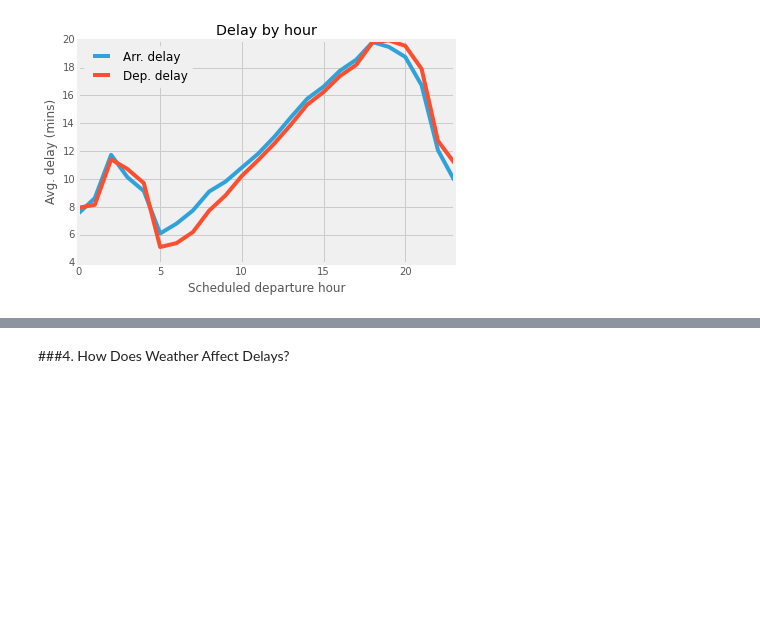
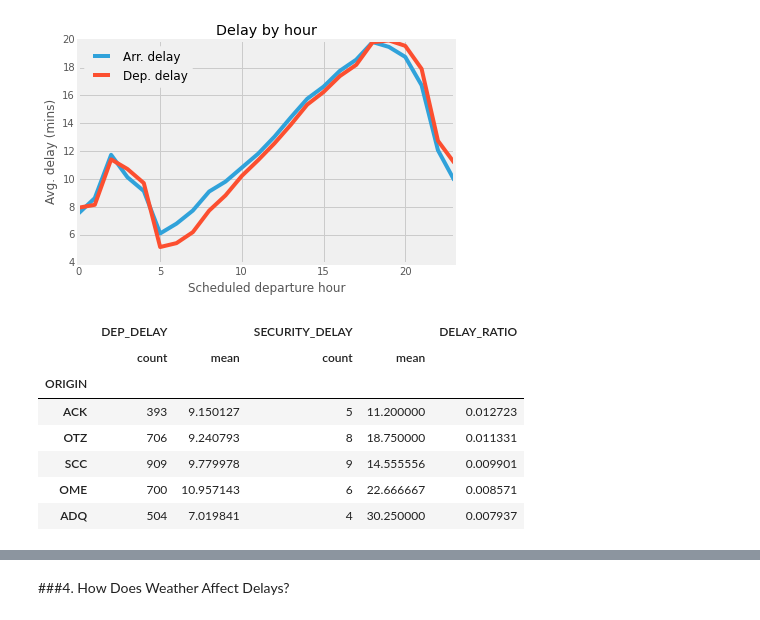
Before and after one commit to LeonhardFS/flightbbq, a Jupyter notebook: 03_DataExploration.ipynb, the cells around one changed output, grey strips where cells are left out. Saved outputs shown, nothing was run; the diff lists cells and outputs as text; code cells hidden in the pictures; blank space fills up the shorter version.

```diff
--- a/03_DataExploration.ipynb
+++ b/03_DataExploration.ipynb
@@ -188,3 +186,27 @@ ax.set_title('Delay by hour')
 # %% [output]
 <matplotlib.text.Text at 0x...>
 [figure]
+# %%
+import numpy as np
+SD = complete2014Data[['ORIGIN', 'DEP_DELAY', 'SECURITY_DELAY']]
+
+SD = SD[SD.DEP_DELAY.notnull()]
+SD.ix[(SD.DEP_DELAY < 0), 'DEP_DELAY'] = 0
+SD.ix[(SD.SECURITY_DELAY <= 0), 'SECURITY_DELAY'] = np.nan
+# SD = SD[ SD.SECURITY_DELAY > 0 ] # Actually has to be a delay
+
+SD = SD.groupby('ORIGIN').agg( ['count', 'mean'] )
+SD = SD[ (SD['DEP_DELAY']['count'] > threshold) & (SD['SECURITY_DELAY']['count'] > 0) ] # Make sure flights are above threshold
+SD.ix[:, 'DELAY_RATIO'] = SD['SECURITY_DELAY']['count'] / SD['DEP_DELAY']['count']
+SD = SD.sort(columns='DELAY_RATIO', ascending=False)
+
+SD.head(5)
+# %% [output]
+|  | DEP_DELAY |  | SECURITY_DELAY |  | DELAY_RATIO |
+|  | count | mean | count | mean |  |
+| ORIGIN |  |  |  |  |  |
+| ACK | 393 | 9.150127 | 5 | 11.200000 | 0.012723 |
+| OTZ | 706 | 9.240793 | 8 | 18.750000 | 0.011331 |
+| SCC | 909 | 9.779978 | 9 | 14.555556 | 0.009901 |
+| OME | 700 | 10.957143 | 6 | 22.666667 | 0.008571 |
+| ADQ | 504 | 7.019841 | 4 | 30.250000 | 0.007937 |
```
Also changed, not shown: parts of 6 cells of this notebook.
